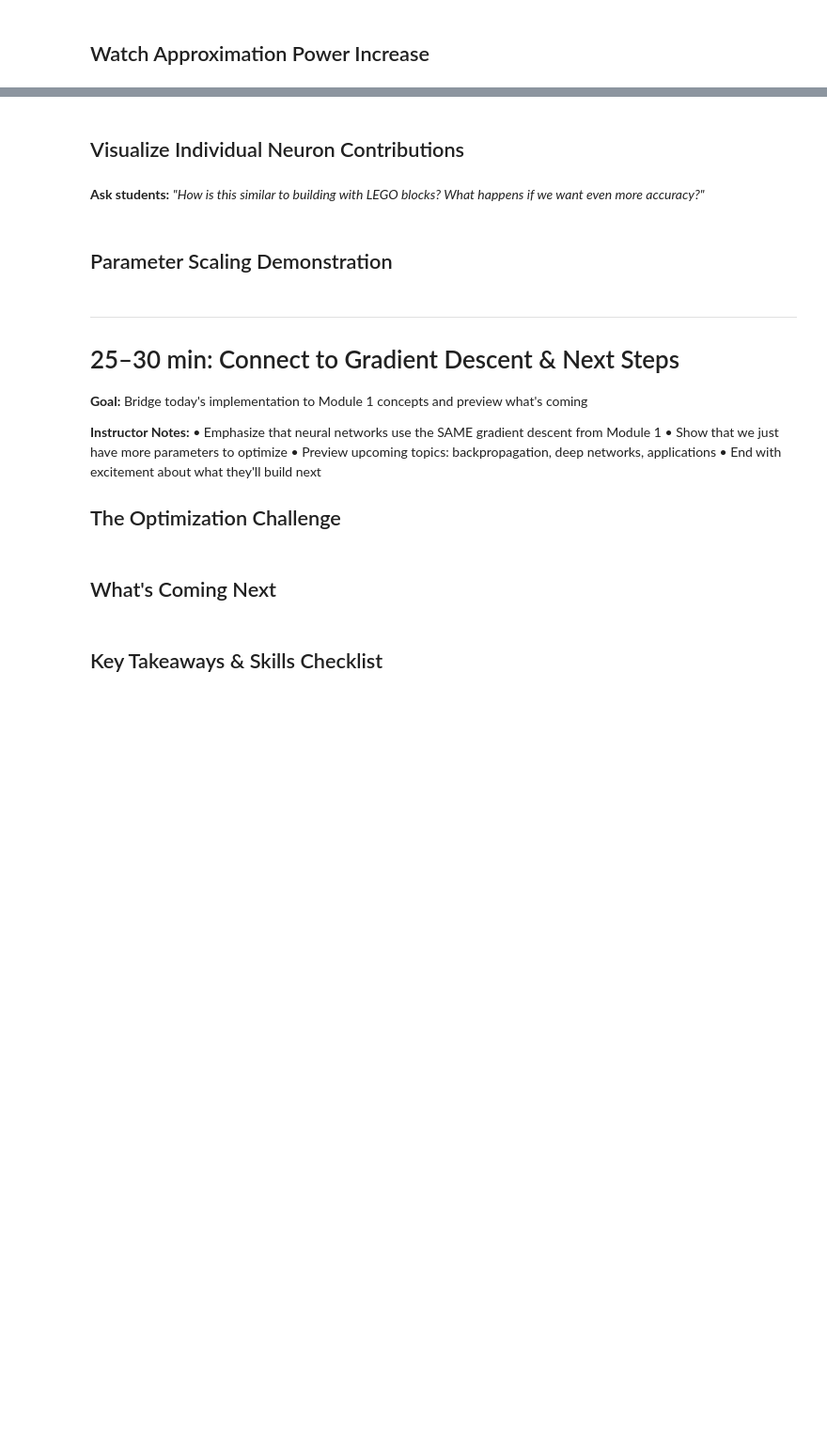
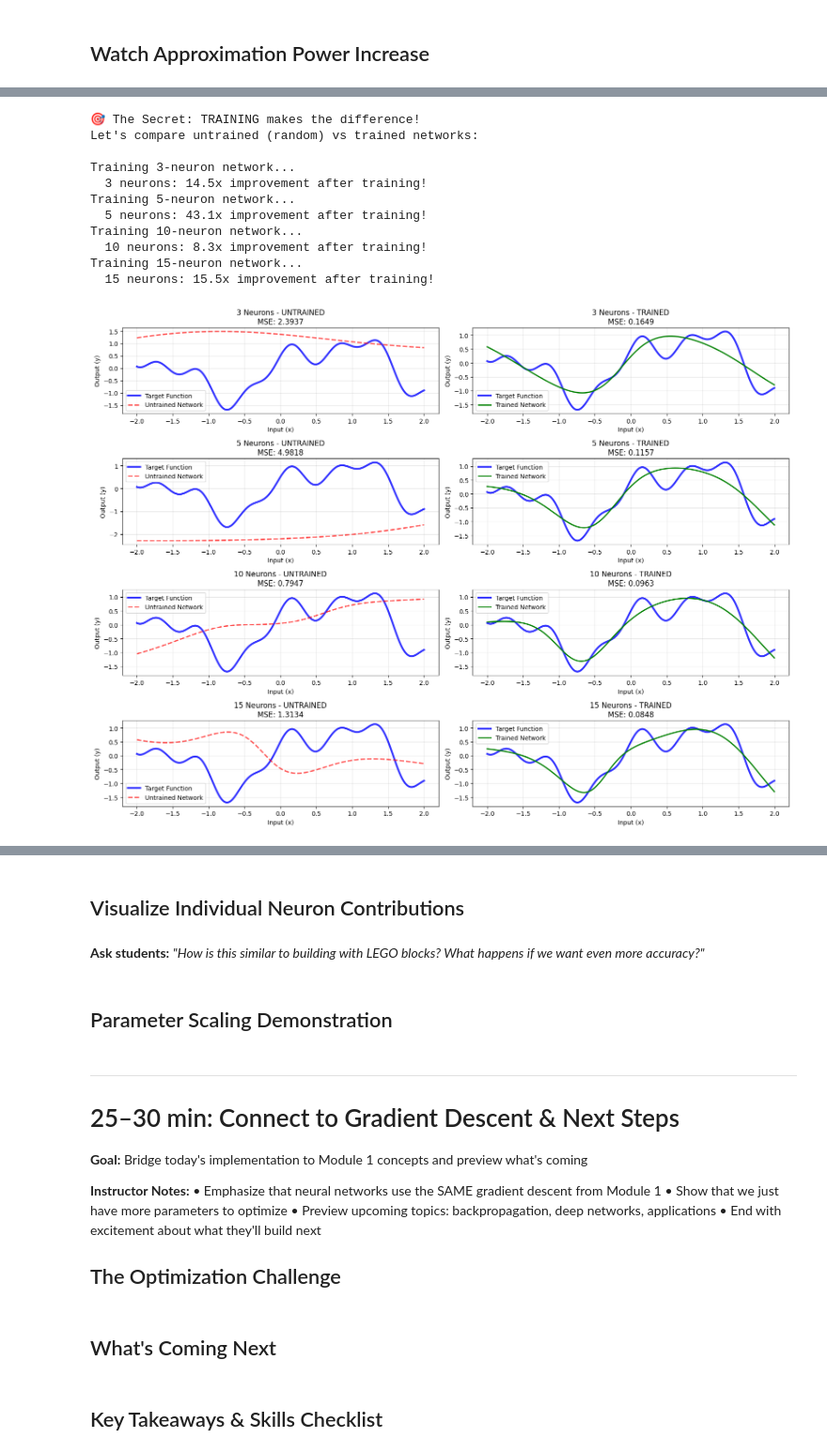
Before and after one commit to Robbyswimmer/CBU-CSC422, a Jupyter notebook: Materials/Module 2: Neural Networks/IC_1_shallow_neural_network_instructor.ipynb, the cells around one changed output, grey strips where cells are left out. Shown at 94% size. Drawn from its saved outputs; the diff is of its cells as text; code cells hidden in the pictures; blank space fills up the shorter version.

```diff
--- a/Materials/Module 2: Neural Networks/IC_1_shallow_neural_network_instructor.ipynb
+++ b/Materials/Module 2: Neural Networks/IC_1_shallow_neural_network_instructor.ipynb
@@ -390,0 +425,78 @@ print("   → This is the theoretical foundation of neural networks")
+# %%
+# Create training data from our complex function
+x_train = np.linspace(-2, 2, 100)
+y_train = complex_function(x_train)
+
+print("🎯 The Secret: TRAINING makes the difference!")
+print("Let's compare untrained (random) vs trained networks:")
+print()
+
+# Compare different network sizes: untrained vs trained
+plt.figure(figsize=(16, 12))
+
+neuron_sizes = [3, 5, 10, 15]
+for i, n_neurons in enumerate(neuron_sizes):
+
+    # Create two identical networks (same random initialization)
+    np.random.seed(42 + i)  # Consistent initialization for comparison
+    untrained_net = ShallowNeuralNetwork(num_neurons=n_neurons, activation='tanh')
+
+    np.random.seed(42 + i)  # Same initialization
+    trained_net = ShallowNeuralNetwork(num_neurons=n_neurons, activation='tanh')
+
+    # Get untrained predictions
+    y_untrained = untrained_net.predict(x_demo)
+    untrained_mse = np.mean((y_demo - y_untrained)**2)
+
+    # Train the network
+    print(f"Training {n_neurons}-neuron network...")
+    loss_history = trained_net.train(x_train, y_train, learning_rate=0.1, epochs=2000, verbose=False)
+
+    # Get trained predictions
+    y_trained = trained_net.predict(x_demo)
+    trained_mse = np.mean((y_demo - y_trained)**2)
+
+    # Plot untrained network
+    plt.subplot(4, 2, 2*i + 1)
+    plt.plot(x_demo, y_demo, 'b-', linewidth=3, label='Target Function', alpha=0.8)
+    plt.plot(x_demo, y_untrained, 'r--', linewidth=2, label='Untrained Network', alpha=0.7)
+    plt.title(f'{n_neurons} Neurons - UNTRAINED\nMSE: {untrained_mse:.4f}')
+    plt.xlabel('Input (x)')
+    plt.ylabel('Output (y)')
+    plt.legend()
+    plt.grid(True, alpha=0.3)
+
+    # Plot trained network
+    plt.subplot(4, 2, 2*i + 2)
+    plt.plot(x_demo, y_demo, 'b-', linewidth=3, label='Target Function', alpha=0.8)
+    plt.plot(x_demo, y_trained, 'g-', linewidth=2, label='Trained Network')
+    plt.title(f'{n_neurons} Neurons - TRAINED\nMSE: {trained_mse:.4f}')
+    plt.xlabel('Input (x)')
+    plt.ylabel('Output (y)')
+    plt.legend()
+    plt.grid(True, alpha=0.3)
+
+    improvement = untrained_mse / trained_mse
+    print(f"  {n_neurons} neurons: {improvement:.1f}x improvement after training!")
+
+plt.tight_layout()
+plt.show()
+
+print("\n🚀 UNIVERSAL APPROXIMATION THEOREM IN ACTION:")
+print("✓ Random networks: Poor approximation (proves nothing)")
+print("✓ Trained networks: Excellent approximation (proves everything!)")
+print("✓ More neurons + training = better approximation")
+print("✓ This is why neural networks revolutionized AI!")
+# %% [output]
+🎯 The Secret: TRAINING makes the difference!
+Let's compare untrained (random) vs trained networks:
+
+Training 3-neuron network...
+  3 neurons: 14.5x improvement after training!
+Training 5-neuron network...
+  5 neurons: 43.1x improvement after training!
+Training 10-neuron network...
+  10 neurons: 8.3x improvement after training!
+Training 15-neuron network...
+  15 neurons: 15.5x improvement after training!
+[figure, added]
```
Also changed, not shown: parts of 10 cells of this notebook, 1 other file.
